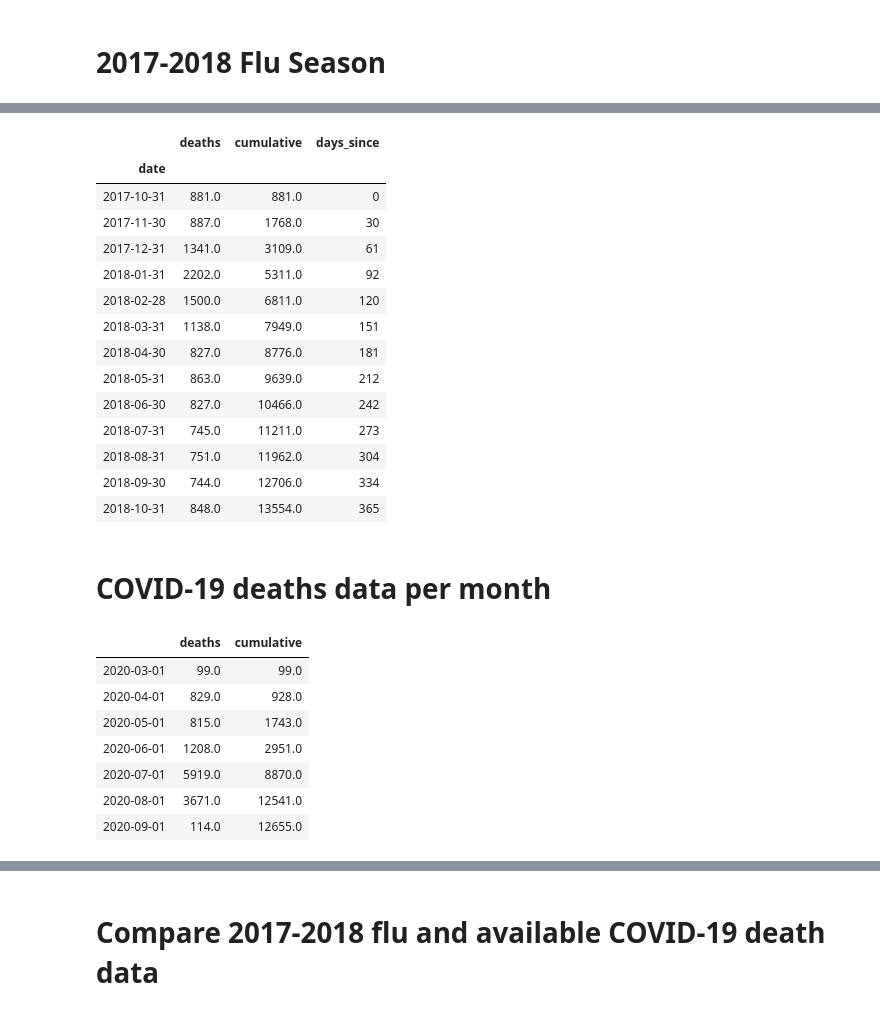
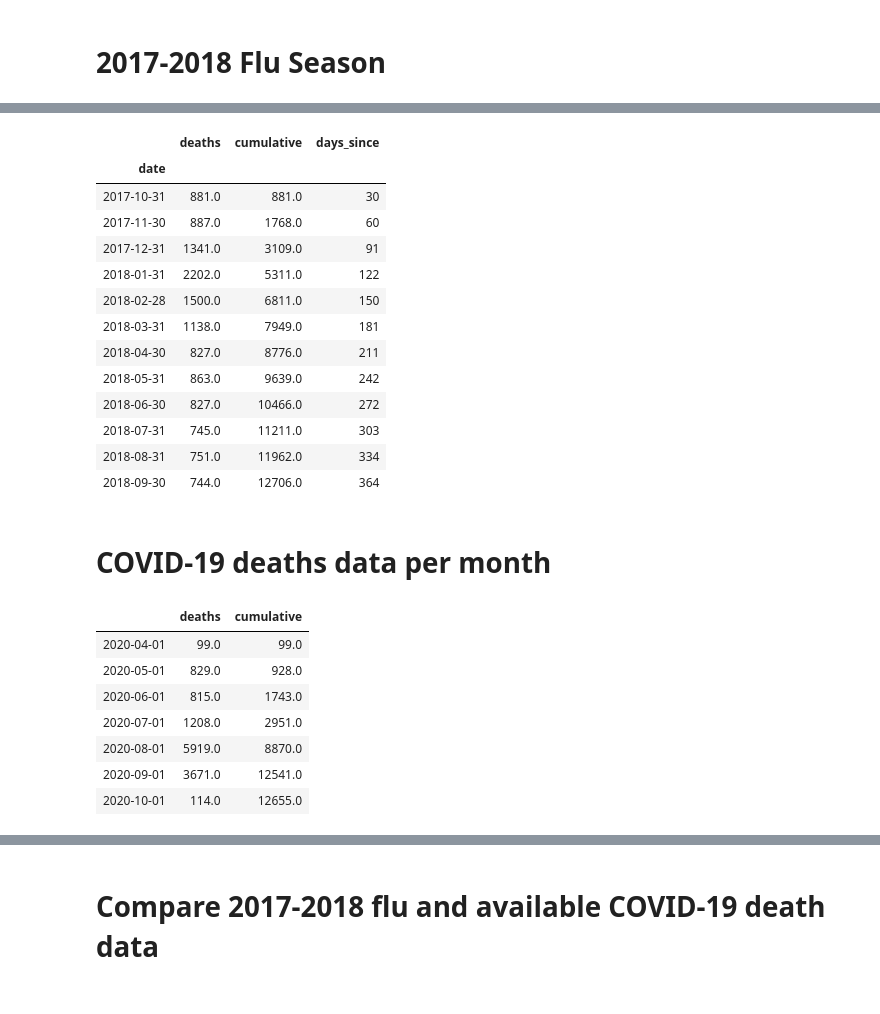
Before and after one commit to simplyrangel/covid19-tx-insights, a Jupyter notebook: flu-pneumonia-comparison.ipynb, the cells around one changed output, grey strips where cells are left out. Saved outputs shown, nothing was run; the diff lists cells and outputs as text; code cells hidden in the pictures.

```diff
--- a/flu-pneumonia-comparison.ipynb
+++ b/flu-pneumonia-comparison.ipynb
@@ -132,30 +132,32 @@ plt.tight_layout()
 [interactive output not drawn]
 # %%
 # slice out 2017-2018 flu season data:
-flu_season_deaths = mdf.loc["2017-10-01":"2018-10-01",:]
+# 2017-2018 flu season defined from October 1, 2017 through October 1, 2018.
+# The flu season therefore does not include the flu deaths that occurred in
+# October 2018, so we need to exclude October 2018 from the slice.
+flu_season_deaths = mdf.loc["2017-10-01":"2018-09-01",:]
 monthly_flu_deaths = flu_season_deaths.resample("M").sum()
 monthly_flu_deaths["cumulative"] = monthly_flu_deaths.cumsum()
 
 # calculate days since season start:
-monthly_flu_deaths["days_since"] = monthly_flu_deaths.index - monthly_flu_deaths.index[0]
+monthly_flu_deaths["days_since"] = monthly_flu_deaths.index - flu_season_deaths.index[0]
 monthly_flu_deaths.loc[:,"days_since"] = monthly_flu_deaths.days_since.dt.days
 monthly_flu_deaths
 # %% [output]
 |  | deaths | cumulative | days_since |
 | date |  |  |  |
-| 2017-10-31 | 881.0 | 881.0 | 0 |
-| 2017-11-30 | 887.0 | 1768.0 | 30 |
-| 2017-12-31 | 1341.0 | 3109.0 | 61 |
-| 2018-01-31 | 2202.0 | 5311.0 | 92 |
-| 2018-02-28 | 1500.0 | 6811.0 | 120 |
-| 2018-03-31 | 1138.0 | 7949.0 | 151 |
-| 2018-04-30 | 827.0 | 8776.0 | 181 |
-| 2018-05-31 | 863.0 | 9639.0 | 212 |
-| 2018-06-30 | 827.0 | 10466.0 | 242 |
-| 2018-07-31 | 745.0 | 11211.0 | 273 |
-| 2018-08-31 | 751.0 | 11962.0 | 304 |
-| 2018-09-30 | 744.0 | 12706.0 | 334 |
-| 2018-10-31 | 848.0 | 13554.0 | 365 |
+| 2017-10-31 | 881.0 | 881.0 | 30 |
+| 2017-11-30 | 887.0 | 1768.0 | 60 |
+| 2017-12-31 | 1341.0 | 3109.0 | 91 |
+| 2018-01-31 | 2202.0 | 5311.0 | 122 |
+| 2018-02-28 | 1500.0 | 6811.0 | 150 |
+| 2018-03-31 | 1138.0 | 7949.0 | 181 |
+| 2018-04-30 | 827.0 | 8776.0 | 211 |
+| 2018-05-31 | 863.0 | 9639.0 | 242 |
+| 2018-06-30 | 827.0 | 10466.0 | 272 |
+| 2018-07-31 | 745.0 | 11211.0 | 303 |
+| 2018-08-31 | 751.0 | 11962.0 | 334 |
+| 2018-09-30 | 744.0 | 12706.0 | 364 |
 # %% [markdown]
 # COVID-19 deaths data per month
 # %%
@@ -175,19 +177,18 @@ covid_deaths = pd.DataFrame(covid_deaths.loc[:,"cumulative"])
 covid_deaths["deaths"] = covid_deaths.cumulative.diff()
 
 # deaths per month:
-monthly_covid_deaths = pd.DataFrame(covid_deaths.deaths.resample("M", label="left").sum())
+monthly_covid_deaths = pd.DataFrame(covid_deaths.deaths.resample("M").sum())
 monthly_covid_deaths["cumulative"] = monthly_covid_deaths.deaths.cumsum()
 
 # correct datetime index:
 monthly_covid_deaths.index = monthly_covid_deaths.index + pd.Timedelta(days=1)
-
 monthly_covid_deaths
 # %% [output]
 |  | deaths | cumulative |
-| 2020-03-01 | 99.0 | 99.0 |
-| 2020-04-01 | 829.0 | 928.0 |
-| 2020-05-01 | 815.0 | 1743.0 |
-| 2020-06-01 | 1208.0 | 2951.0 |
-| 2020-07-01 | 5919.0 | 8870.0 |
-| 2020-08-01 | 3671.0 | 12541.0 |
-| 2020-09-01 | 114.0 | 12655.0 |
+| 2020-04-01 | 99.0 | 99.0 |
+| 2020-05-01 | 829.0 | 928.0 |
+| 2020-06-01 | 815.0 | 1743.0 |
+| 2020-07-01 | 1208.0 | 2951.0 |
+| 2020-08-01 | 5919.0 | 8870.0 |
+| 2020-09-01 | 3671.0 | 12541.0 |
+| 2020-10-01 | 114.0 | 12655.0 |
```
Also changed, not shown: parts of 7 cells of this notebook.
